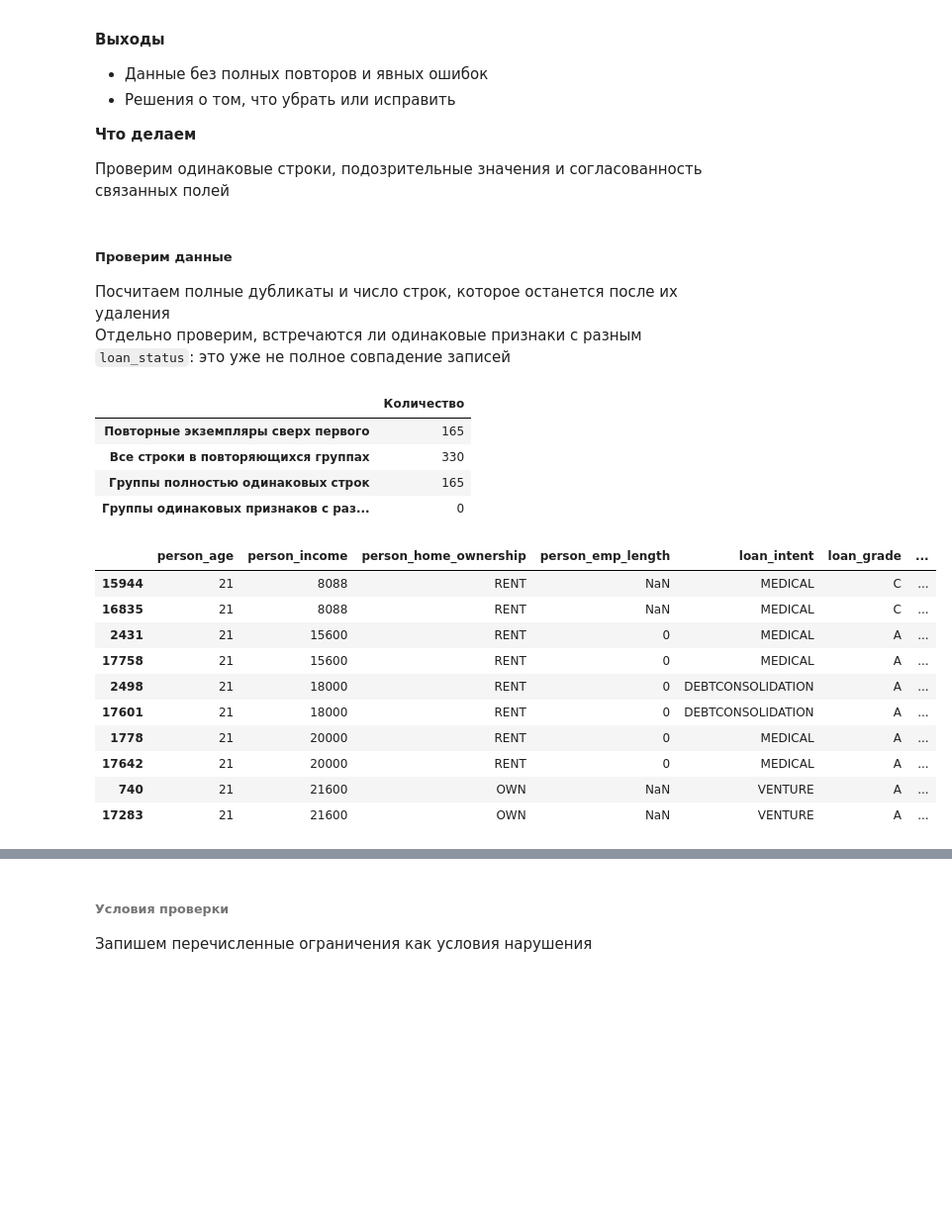
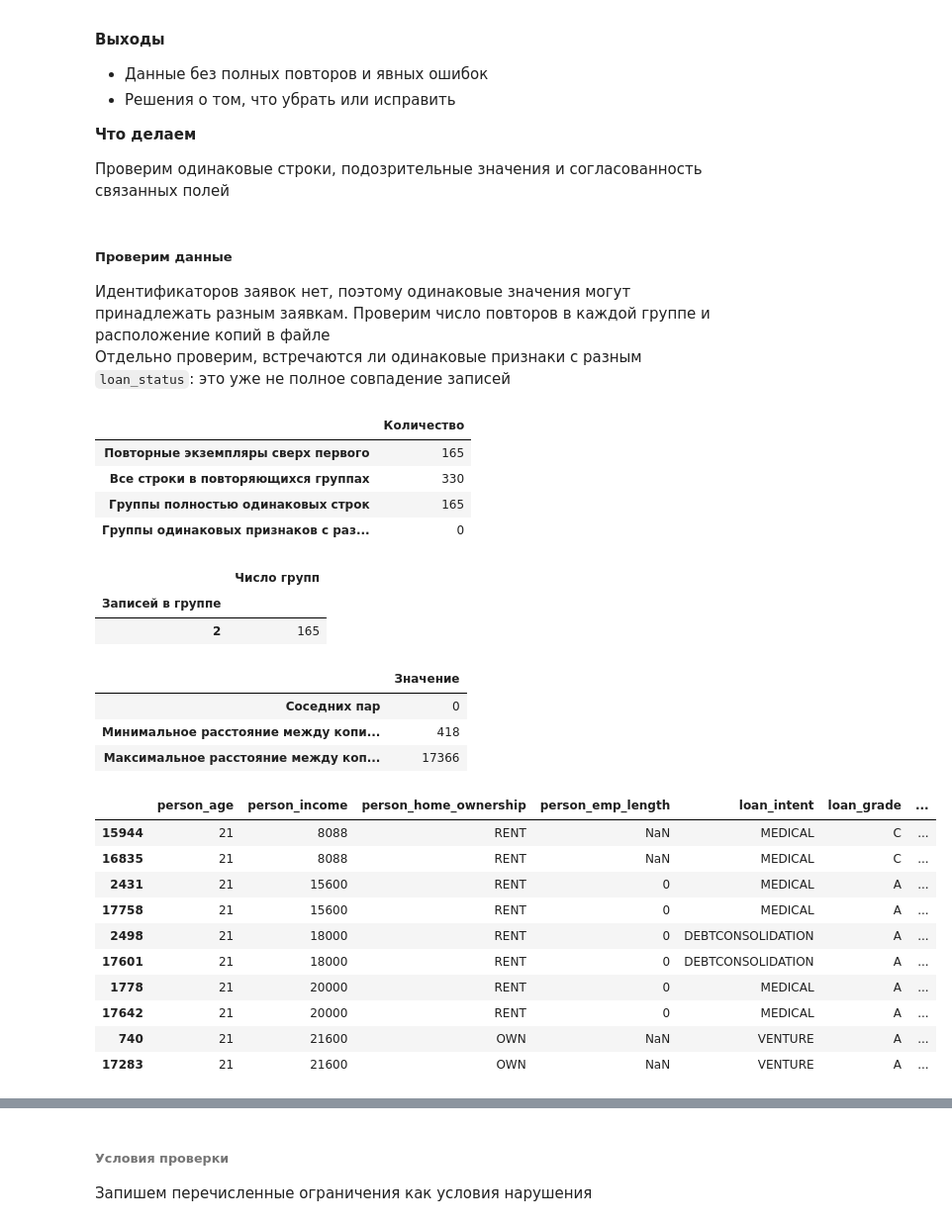
Before and after one commit to wizardOfOz21/ml-classification-coursework, a Jupyter notebook: build/solution.ipynb, the cells around one changed output, grey strips where cells are left out. Shown at 99% size. Saved outputs shown, nothing was run; the diff lists cells and outputs as text; code cells hidden in the pictures; blank space fills up the shorter version.

```diff
--- a/build/solution.ipynb
+++ b/build/solution.ipynb
@@ -532,49 +532,72 @@ display(findings_view(conclusions))
 # %% [markdown]
 ##### Проверим данные
 
-Посчитаем полные дубликаты и число строк, которое останется после их удаления\
+Идентификаторов заявок нет, поэтому одинаковые значения могут принадлежать разным заявкам. Проверим число повторов в каждой группе и расположение копий в файле\
 Отдельно проверим, встречаются ли одинаковые признаки с разным `loan_status`: это уже не полное совпадение записей
 # %%
 duplicate_extra = data.duplicated()
 duplicate_all = data.duplicated(keep=False)
 feature_columns = data.columns.drop('loan_status')
 conflicting_groups = (
     data.groupby(list(feature_columns), dropna=False)['loan_status']
         .nunique().gt(1)
 )
 
 duplicate_summary = pd.DataFrame({
     'Количество': [
         int(duplicate_extra.sum()),
         int(duplicate_all.sum()),
         len(data.loc[duplicate_all].drop_duplicates()),
         int(conflicting_groups.sum()),
     ]
 }, index=[
     'Повторные экземпляры сверх первого',
     'Все строки в повторяющихся группах',
     'Группы полностью одинаковых строк',
     'Группы одинаковых признаков с разными loan_status',
 ])
 display(duplicate_summary)
+
+repeated_groups = [
+    positions for positions in data.groupby(list(data.columns), dropna=False).indices.values()
+    if len(positions) > 1
+]
+display(pd.Series([len(positions) for positions in repeated_groups])
+        .value_counts().sort_index().rename_axis('Записей в группе')
+        .to_frame('Число групп'))
+pair_gaps = pd.Series([
+    positions[1] - positions[0] for positions in repeated_groups if len(positions) == 2
+])
+display(pd.Series({
+    'Соседних пар': int(pair_gaps.eq(1).sum()),
+    'Минимальное расстояние между копиями, строк': pair_gaps.min(),
+    'Максимальное расстояние между копиями, строк': pair_gaps.max(),
+}).to_frame('Значение'))
 display(data.loc[duplicate_all].sort_values(list(data.columns)).head(10))
 # %% [output]
 |  | Количество |
 | Повторные экземпляры сверх первого | 165 |
 | Все строки в повторяющихся группах | 330 |
 | Группы полностью одинаковых строк | 165 |
 | Группы одинаковых признаков с раз... | 0 |
-|  | person_age | person_income | person_home_ownership | person_emp_length | loan_intent | loan_grade | ... |
-| 15944 | 21 | 8088 | RENT | NaN | MEDICAL | C | ... |
-| 16835 | 21 | 8088 | RENT | NaN | MEDICAL | C | ... |
-| 2431 | 21 | 15600 | RENT | 0 | MEDICAL | A | ... |
-| 17758 | 21 | 15600 | RENT | 0 | MEDICAL | A | ... |
-| 2498 | 21 | 18000 | RENT | 0 | DEBTCONSOLIDATION | A | ... |
-| 17601 | 21 | 18000 | RENT | 0 | DEBTCONSOLIDATION | A | ... |
-| 1778 | 21 | 20000 | RENT | 0 | MEDICAL | A | ... |
-| 17642 | 21 | 20000 | RENT | 0 | MEDICAL | A | ... |
-| 740 | 21 | 21600 | OWN | NaN | VENTURE | A | ... |
-| 17283 | 21 | 21600 | OWN | NaN | VENTURE | A | ... |
+|  | Число групп |
+| Записей в группе |  |
+| 2 | 165 |
+|  | Значение |
+| Соседних пар | 0 |
+| Минимальное расстояние между копи... | 418 |
+| Максимальное расстояние между коп... | 17366 |
+|  | person_age | person_income | person_home_ownership | person_emp_length | loan_intent | loan_grade | ... |
+| 15944 | 21 | 8088 | RENT | NaN | MEDICAL | C | ... |
+| 16835 | 21 | 8088 | RENT | NaN | MEDICAL | C | ... |
+| 2431 | 21 | 15600 | RENT | 0 | MEDICAL | A | ... |
+| 17758 | 21 | 15600 | RENT | 0 | MEDICAL | A | ... |
+| 2498 | 21 | 18000 | RENT | 0 | DEBTCONSOLIDATION | A | ... |
+| 17601 | 21 | 18000 | RENT | 0 | DEBTCONSOLIDATION | A | ... |
+| 1778 | 21 | 20000 | RENT | 0 | MEDICAL | A | ... |
+| 17642 | 21 | 20000 | RENT | 0 | MEDICAL | A | ... |
+| 740 | 21 | 21600 | OWN | NaN | VENTURE | A | ... |
+| 17283 | 21 | 21600 | OWN | NaN | VENTURE | A | ... |
 # %% [markdown]
 ##### Проверим, согласуются ли значения между собой
 
```
Also changed, not shown: parts of 37 cells of this notebook, 16 other files.
